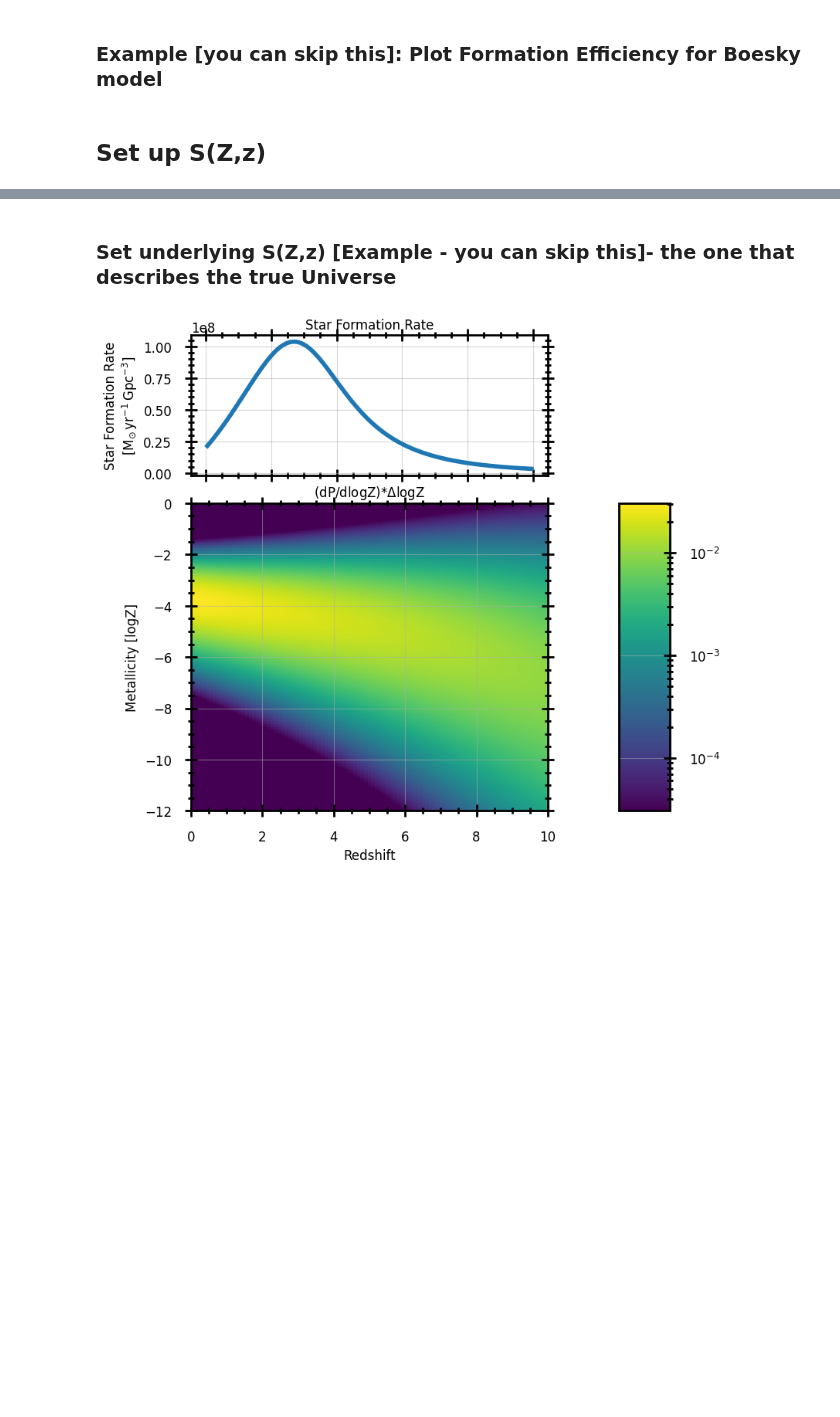
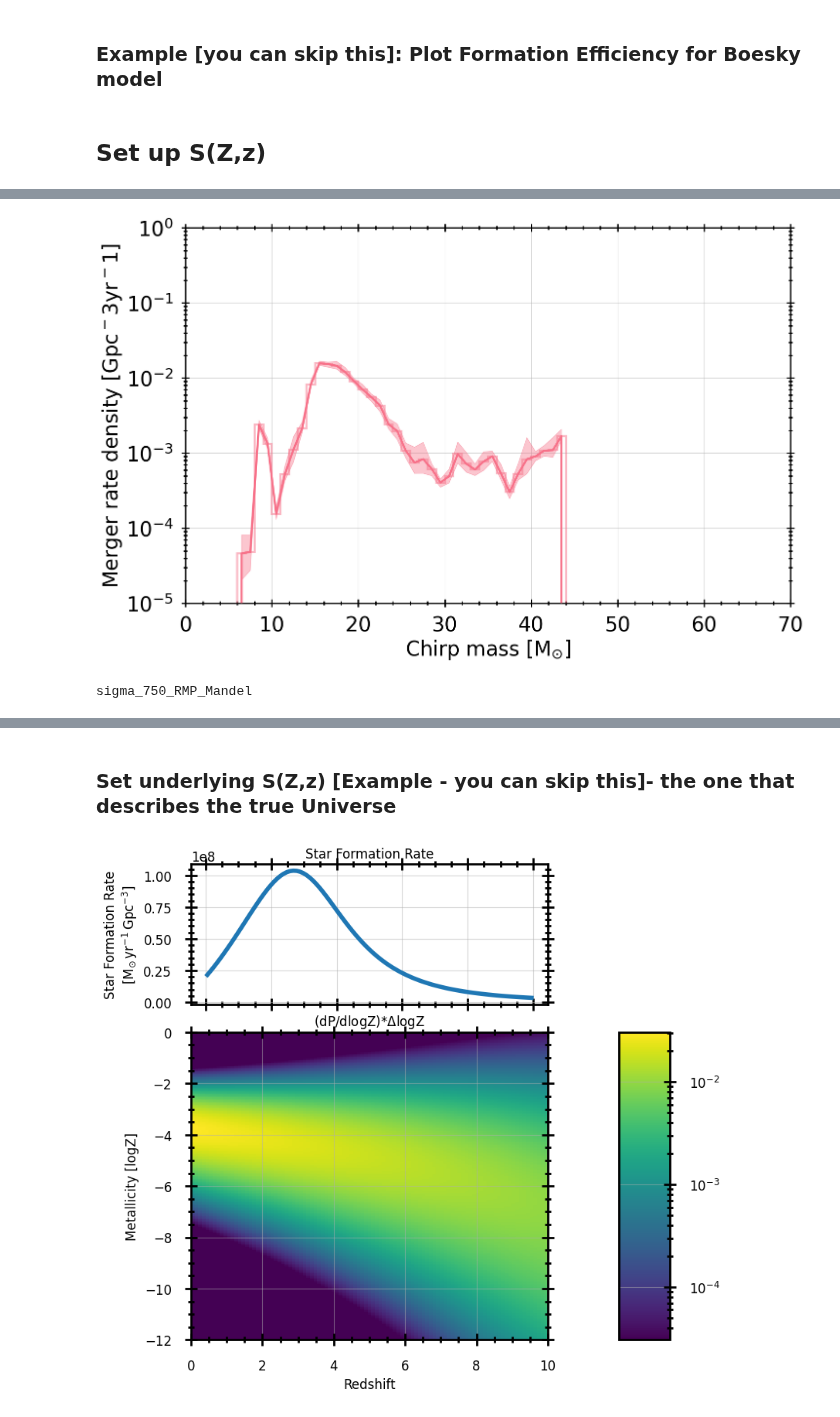
Before and after one commit to Aetherious/GROWL-catalog-public, a Jupyter notebook: CosmicIntegration/cosmic_integration_SSPC_S(Z,z)_COMPAS.ipynb, the cells around one changed output, grey strips where cells are left out. Drawn from its saved outputs; the diff is of its cells as text; code cells hidden in the pictures; blank space fills up the shorter version.

```diff
--- a/CosmicIntegration/cosmic_integration_SSPC_S(Z,z)_COMPAS.ipynb
+++ b/CosmicIntegration/cosmic_integration_SSPC_S(Z,z)_COMPAS.ipynb
@@ -527,0 +437,78 @@ Author: Boesky24
+# %%
+from syntheticstellarpopconvolve.usecase_notebook_utils.usecase_gw_utils import add_confidence_interval_powerlaw_peak_primary_mass, run_bootstrap, plot_bootstrapped_data
+import seaborn as sns
+
+
+# growl_catalog = build_growl_catalog()
+dco_type='BBH'
+base_path = '/Volumes/GROWL/GROWL_bps_compact/%s/'%dco_type
+# Assuming you have the GROWL catalog from the previous artifact
+growl_catalog = build_growl_catalog(base_path='/Volumes/GROWL/GROWL_bps_compact/%s/'%dco_type)
+#print GROWL catalog possible entries
+print_catalog_summary(growl_catalog)
+boesky_dataset_list = list_datasets(growl_catalog, 'Boesky24')
+print(boesky_dataset_list)
+
+
+colors = sns.color_palette("husl", len(boesky_dataset_list))
+
+
+
+
+primary_mass_bins = np.arange(0, 60, 1)
+primary_mass_bin_centers = (primary_mass_bins[1:]+primary_mass_bins[:-1])/2
+
+# make mega plot !
+for ind_d, dataset in enumerate(boesky_dataset_list[16:]):
+    print(dataset)
+    fig, ax = plt.subplots(figsize=(16,10))
+    color_d = colors[ind_d]
+#     output_hdf5_folder =
+    output_hdf5_filename = os.path.join(get_folder_path_convolution_output(growl_catalog, "Boesky24", dataset), "sspc_output.h5")
+    mass_chirp, yield_data = read_primary_mass_and_yields(growl_catalog, "Boesky24", dataset, output_hdf5_filename, redshift_key="0.125", param_key='mass_chirp')
+
+
+
+    # perform bootstrapping of the convolution results
+    median_percentile_data = run_bootstrap(
+        bins=primary_mass_bins,
+        bin_centers=primary_mass_bin_centers,
+        rates=yield_data,
+        masses=mass_primary.value,
+        bootstraps=50,
+        verbose=False)
+
+    # plot the data
+    plot_bootstrapped_data(
+        fig=fig,
+        ax=ax,
+        bin_centers=primary_mass_bin_centers,
+        bin_edges=primary_mass_bins,
+        median_percentile_data=median_percentile_data,
+        label='test',
+        color_i=color_d,
+        linestyle_i="solid",
+        include_hist_step=True
+    )
+
+    # # Add confidence interval of observations (GWTC-3).
+    # fig, ax = add_confidence_interval_powerlaw_peak_primary_mass(
+    #     fig=fig,
+    #     ax=ax,
+    #     data_root=os.path.join(os.environ["DATAFILES_ROOT"], "GW"),
+    #     fill_between_kwargs={},
+    #     add_text=True,
+    #     redshift=0.2,
+    # )
+
+    # Set axis labels and title
+    ax.set_xlabel('Chirp mass [{}]'.format(u.Msun.to_string("latex_inline")))
+    ax.set_ylabel(r'Merger rate density [$\rm{Gpc}^-3 \rm{yr}^-1$]')
+    # ax.set_ylabel('Merger rate density\n[{}]'.format(unit_dict['yield'].to_string("latex_inline")))
+    # ax.set_title('Merger rate density of\nmerging binary black holes at z=0')
+    ax.set_ylim(0.00001, 1)
+    ax.set_xlim(0, 70)
+    ax.set_yscale('log')
+
+    plt.show()
+# %% [output]
@@ -527,0 +532,2 @@ Author: Boesky24
+[figure, added]
+sigma_750_RMP_Mandel
```
Also changed, not shown: parts of 17 cells of this notebook.
